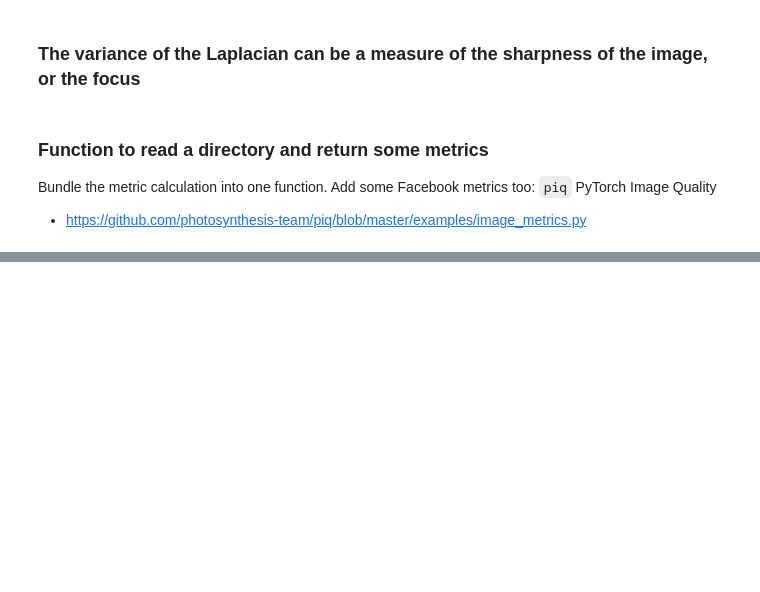
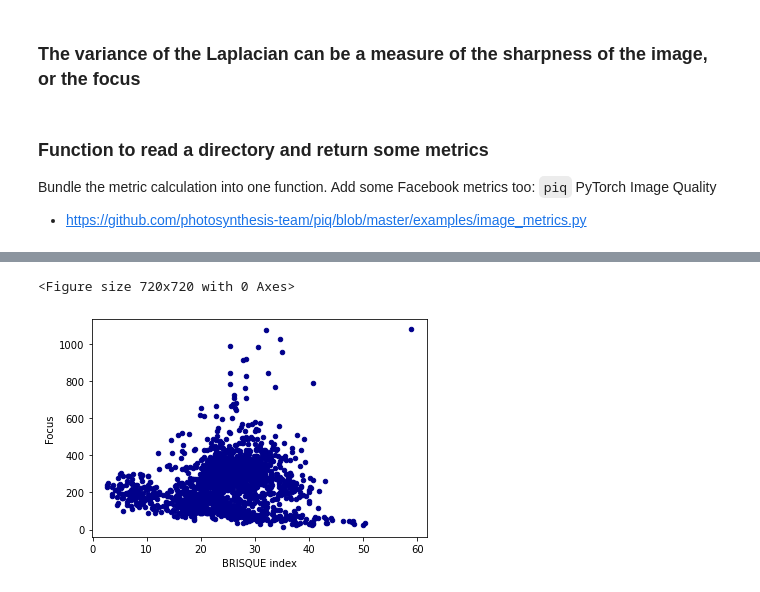
Before and after one commit to zwergon/calcimetry, a Jupyter notebook: notebooks/image-quality.ipynb, the cells around one changed output, grey strips where cells are left out. Drawn from its saved outputs; the diff is of its cells as text; code cells hidden in the pictures; blank space fills up the shorter version.

```diff
--- a/notebooks/image-quality.ipynb
+++ b/notebooks/image-quality.ipynb
@@ -154,0 +168,24 @@ Status Code 200
+# %%
+del df
+if os.path.isfile('./BRISQUE_data.pkl') == False:
+    for i, directory in enumerate(sortedlist):
+
+        print(f'Going into {directory}, i={i}')
+        if i == 0:
+            df = read_directory(directory, files)
+        else:
+            _df = read_directory(directory, files)
+            df = pd.concat([df, _df])
+
+
+        nvidia_smi.nvmlInit()
+        handle = nvidia_smi.nvmlDeviceGetHandleByIndex(0)
+        # card id 0 hardcoded here, there is also a call to get all available card ids, so we could iterate
+        info = nvidia_smi.nvmlDeviceGetMemoryInfo(handle)
+        print("Free memory:", info.free)
+        nvidia_smi.nvmlShutdown()
+
+    df.to_pickle('./BRISQUE_data.pkl')
+else:
+    df = pd.read_pickle('./BRISQUE_data.pkl')
+df = df.reset_index(drop=True)
@@ -154,0 +208,7 @@ Status Code 200
+# %%
+plt.figure(figsize=[10,10])
+ax = df.plot.scatter(x='BRISQUE index', y='Focus', c='DarkBlue')
+plt.show()
+# %% [output]
+<Figure size 720x720 with 0 Axes>
+[figure, added]
```
Also changed, not shown: parts of 11 cells of this notebook.
